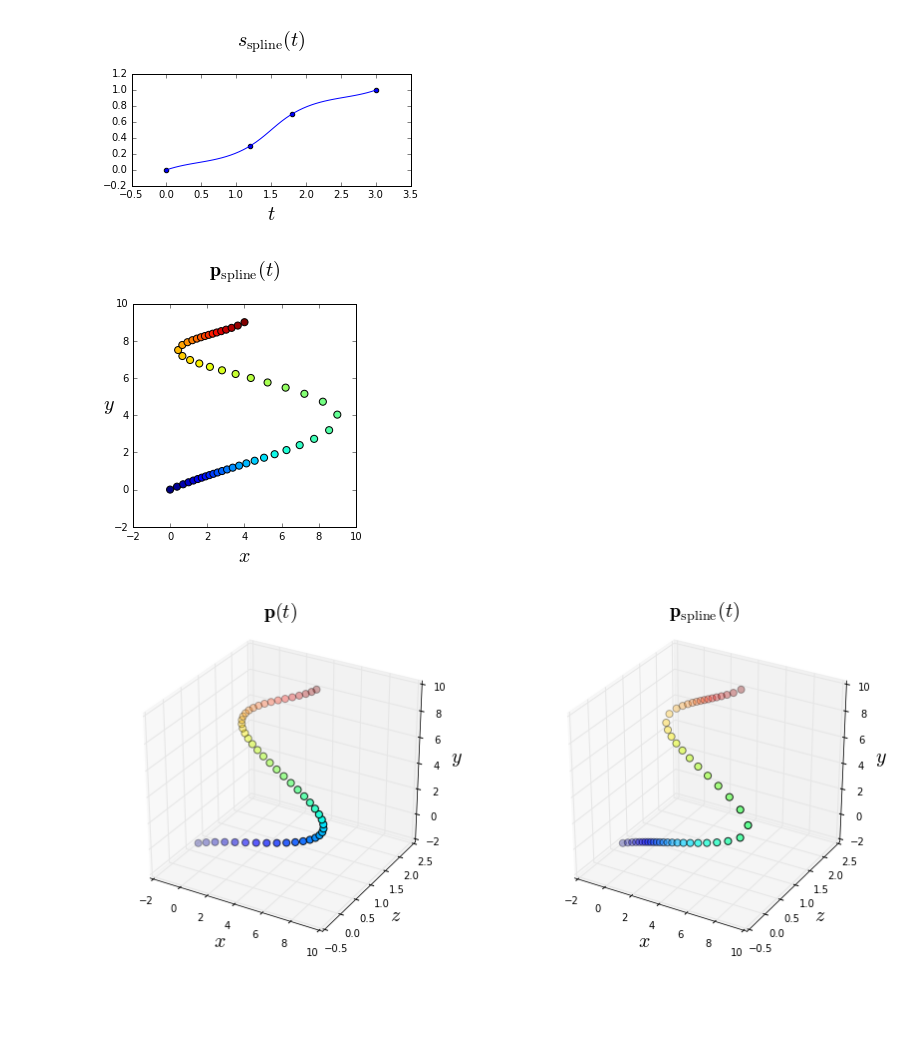
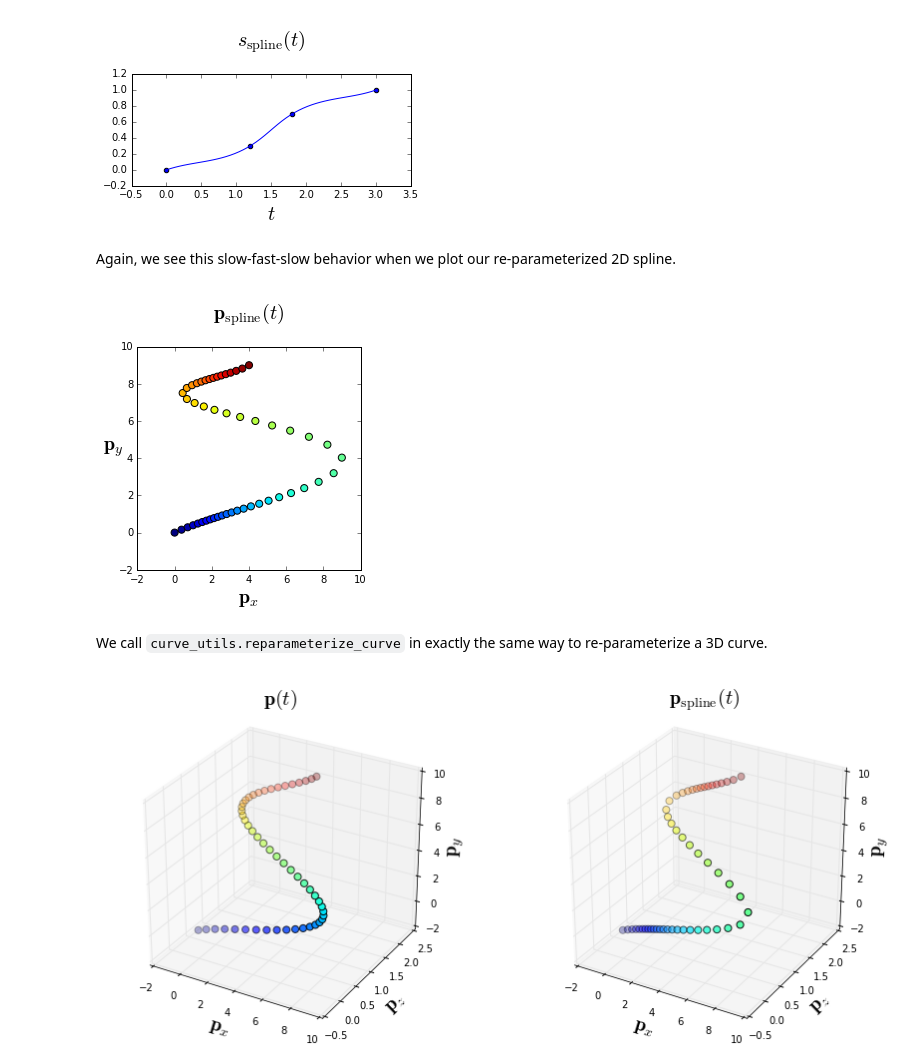
Before and after one commit to mikeroberts3000/flashlight, a Jupyter notebook: code/examples/jupyter/02 - Re-timing the progress along a curve.ipynb, the cells around one changed output. Drawn from its saved outputs; the diff is of its cells as text; code cells hidden in the pictures; blank space fills up the shorter version.

```diff
--- a/code/examples/jupyter/02 - Re-timing the progress along a curve.ipynb
+++ b/code/examples/jupyter/02 - Re-timing the progress along a curve.ipynb
@@ -128,20 +111,19 @@ title("$s_{\mathrm{spline}}(t)$\n", fontsize=20); xlabel("$t$", fontsize=20);
 # %% [output]
 [figure]
+# %% [markdown]
+Again, we see this slow-fast-slow behavior when we plot our re-parameterized 2D spline.
 # %%
-# Again, we see this slow-fast-slow behavior when we plot our re-parameterized spline.
-
 P_eval_spline, t_spline, P_eval_cum_length, t_norm = curve_utils.reparameterize_curve(P_eval, s_spline)
 
 figsize(4,4);
 scatter(P_eval_spline[:,1], P_eval_spline[:,0], c=t, s=50);
-title("$\mathbf{p}_{\mathrm{spline}}(t)$\n", fontsize=20);
-ylabel("$\mathbf{p}_y$", rotation="horizontal", fontsize=20); xlabel("$\mathbf{p}_x$", fontsize=20);
+title("$\\mathbf{p}_{\\mathrm{spline}}(t)$\n", fontsize=20);
+ylabel("$\\mathbf{p}_y$", rotation="horizontal", fontsize=20); xlabel("$\\mathbf{p}_x$", fontsize=20);
 # %% [output]
-[figure, old version]
+[figure, new version]
+# %% [markdown]
+We call `curve_utils.reparameterize_curve` in exactly the same way to re-parameterize a 3D curve.
 # %%
-# We call curve.reparameterize_curve in exactly the same way to re-parameterize
-# a 3D curve.
-
 T_z = matrix([0,1,2,3]).T.A
 T_y = matrix([0,1,2,3]).T.A
 T_x = matrix([0,1,2,3]).T.A
@@ -167,13 +149,14 @@ fig = plt.figure();
 
 ax = fig.add_subplot(121, projection="3d");
 ax.scatter(P_eval[:,2], P_eval[:,0], P_eval[:,1], c=t, s=50);
-title("$\mathbf{p}(t)$\n", fontsize=20);
-ax.set_zlabel("$\mathbf{p}_y$", fontsize=20);
-xlabel("$\mathbf{p}_x$", fontsize=20); ylabel("$\mathbf{p}_z$", fontsize=20);
+title("$\\mathbf{p}(t)$\n", fontsize=20);
+ax.set_zlabel("$\\mathbf{p}_y$", fontsize=20);
+xlabel("$\\mathbf{p}_x$", fontsize=20); ylabel("$\\mathbf{p}_z$", fontsize=20);
 
 ax = fig.add_subplot(122, projection="3d");
 ax.scatter(P_eval_spline[:,2], P_eval_spline[:,0], P_eval_spline[:,1], c=t, s=50);
-title("$\mathbf{p}_{\mathrm{spline}}(t)$\n", fontsize=20);
-ax.set_zlabel("$y$", fontsize=20); xlabel("$x$", fontsize=20); ylabel("$z$", fontsize=20);
+title("$\\mathbf{p}_{\\mathrm{spline}}(t)$\n", fontsize=20);
+ax.set_zlabel("$\\mathbf{p}_y$", fontsize=20);
+xlabel("$\\mathbf{p}_x$", fontsize=20); ylabel("$\\mathbf{p}_z$", fontsize=20);
 # %% [output]
-[figure, old version]
+[figure, new version]
```
Also changed, not shown: parts of 15 cells of this notebook, 29 other files.
